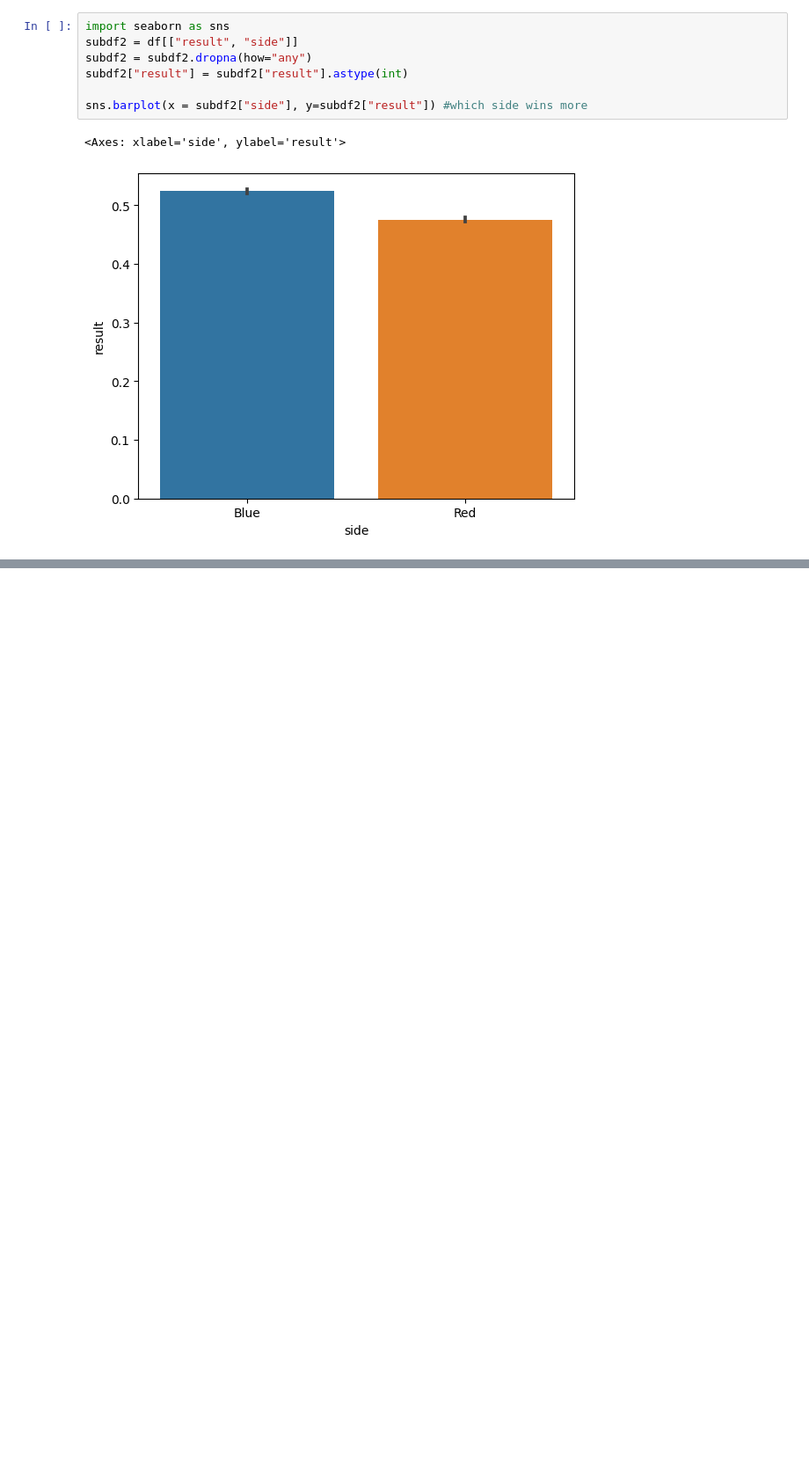
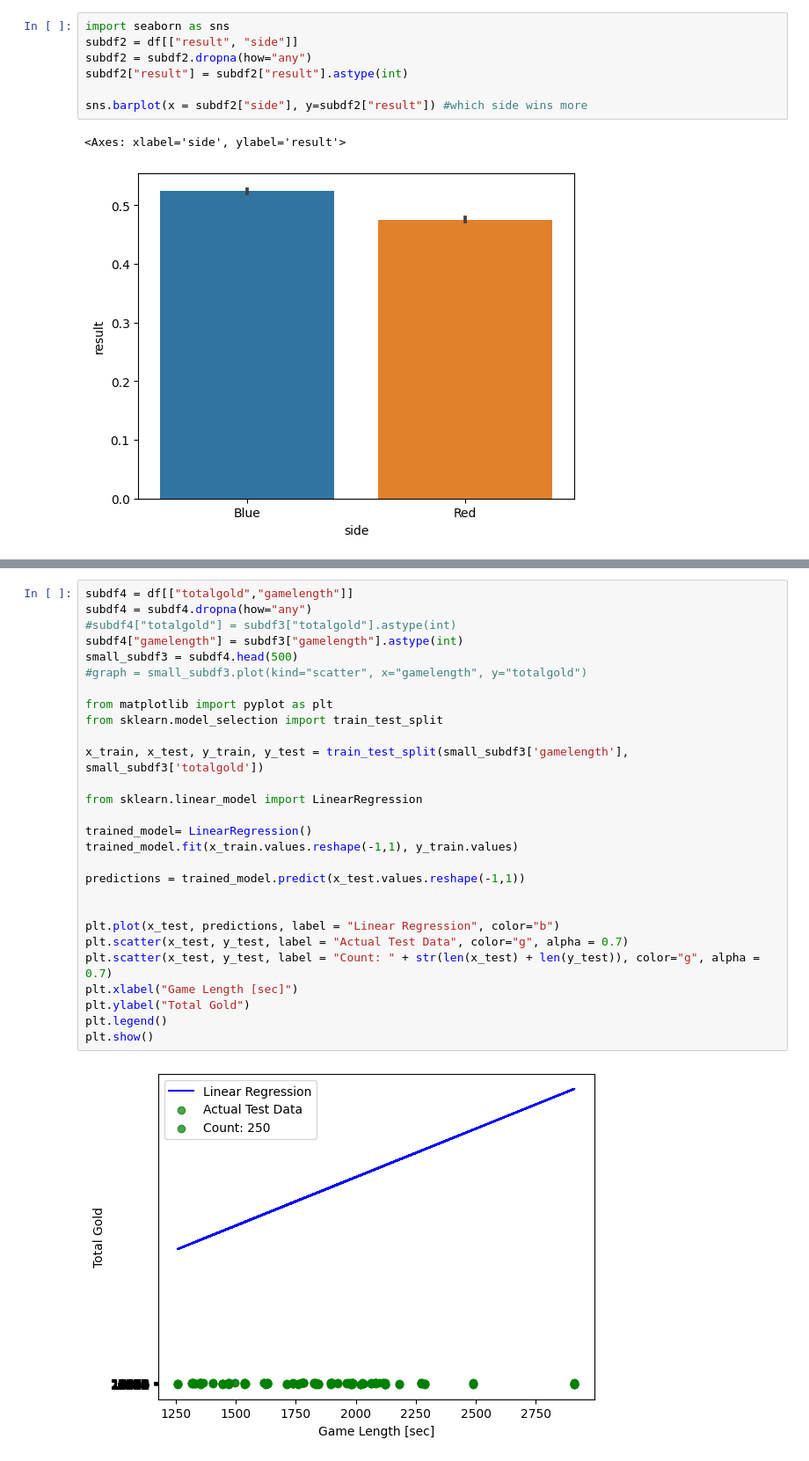
Before and after one commit to Xylosis/301, a Jupyter notebook: get-data.ipynb, the cells around one changed output, grey strips where cells are left out. Shown at 88% size. Drawn from its saved outputs; the diff is of its cells as text; blank space fills up the shorter version.

```diff
--- a/get-data.ipynb
+++ b/get-data.ipynb
@@ -113,0 +161,30 @@ sns.barplot(x = subdf2["side"], y=subdf2["result"]) #which side wins more
+# %%
+subdf4 = df[["totalgold","gamelength"]]
+subdf4 = subdf4.dropna(how="any")
+#subdf4["totalgold"] = subdf3["totalgold"].astype(int)
+subdf4["gamelength"] = subdf3["gamelength"].astype(int)
+small_subdf3 = subdf4.head(500)
+#graph = small_subdf3.plot(kind="scatter", x="gamelength", y="totalgold")
+
+from matplotlib import pyplot as plt
+from sklearn.model_selection import train_test_split
+
+x_train, x_test, y_train, y_test = train_test_split(small_subdf3['gamelength'], small_subdf3['totalgold'])
+
+from sklearn.linear_model import LinearRegression
+
+trained_model= LinearRegression()
+trained_model.fit(x_train.values.reshape(-1,1), y_train.values)
+
+predictions = trained_model.predict(x_test.values.reshape(-1,1))
+
+
+plt.plot(x_test, predictions, label = "Linear Regression", color="b")
+plt.scatter(x_test, y_test, label = "Actual Test Data", color="g", alpha = 0.7)
+plt.scatter(x_test, y_test, label = "Count: " + str(len(x_test) + len(y_test)), color="g", alpha = 0.7)
+plt.xlabel("Game Length [sec]")
+plt.ylabel("Total Gold")
+plt.legend()
+plt.show()
+# %% [output]
+[figure, added]
```
Also changed, not shown: parts of 4 cells of this notebook.
